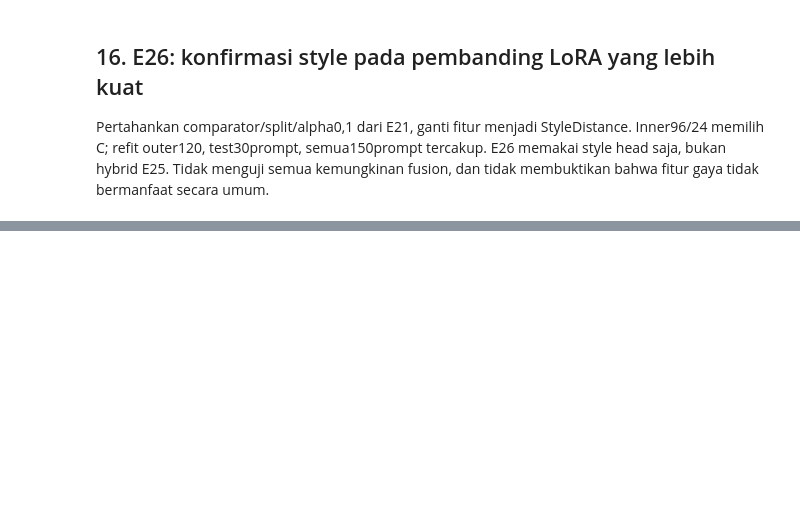
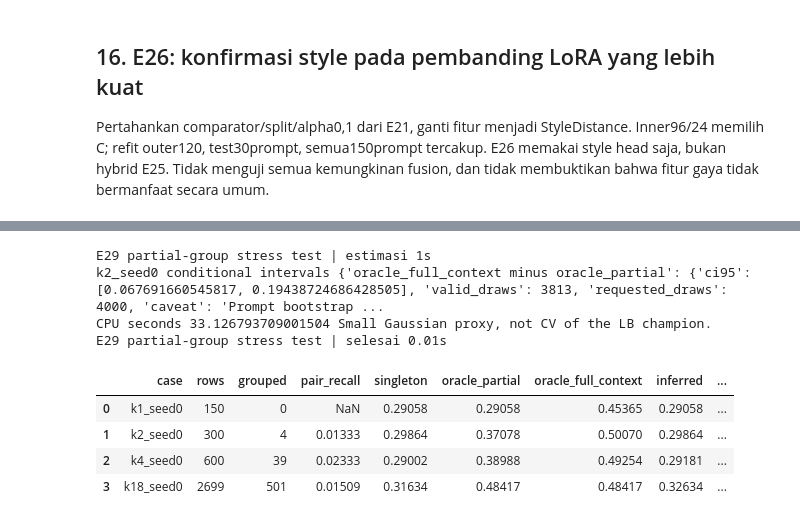
Before and after one commit to yauwes/name-that-llm-sota-pipeline, a Jupyter notebook: ntl_session_20261103.ipynb, the cells around one changed output, grey strips where cells are left out. Drawn from its saved outputs; the diff is of its cells as text; code cells hidden in the pictures; blank space fills up the shorter version.

```diff
--- a/ntl_session_20261103.ipynb
+++ b/ntl_session_20261103.ipynb
@@ -601,0 +673,19 @@ E26 scope confirmation | selesai 0.01s
+# %%
+with step('E29 partial-group stress test', 1):
+    e29=json.loads((ROOT/'research/experiments/e29_partial_group_audit/results.json').read_text())
+    selected=['k1_seed0','k2_seed0','k4_seed0','k18_seed0']
+    display(pd.DataFrame([dict(case=k,rows=e29['cases'][k]['rows'],
+        grouped=e29['cases'][k]['grouped_rows'],pair_recall=e29['cases'][k]['pair_recall'],
+        **e29['cases'][k]['balanced_accuracy18']) for k in selected]).round(5))
+    print('k2_seed0 conditional intervals',e29['cases']['k2_seed0']['intervals'])
+    print('CPU seconds',e29['elapsed_s'],'Small Gaussian proxy, not CV of the LB champion.')
+# %% [output]
+E29 partial-group stress test | estimasi 1s
+k2_seed0 conditional intervals {'oracle_full_context minus oracle_partial': {'ci95': [0.067691660545817, 0.19438724686428505], 'valid_draws': 3813, 'requested_draws': 4000, 'caveat': 'Prompt bootstrap ...
+CPU seconds 33.126793709001504 Small Gaussian proxy, not CV of the LB champion.
+E29 partial-group stress test | selesai 0.01s
+|  | case | rows | grouped | pair_recall | singleton | oracle_partial | oracle_full_context | inferred | ... |
+| 0 | k1_seed0 | 150 | 0 | NaN | 0.29058 | 0.29058 | 0.45365 | 0.29058 | ... |
+| 1 | k2_seed0 | 300 | 4 | 0.01333 | 0.29864 | 0.37078 | 0.50070 | 0.29864 | ... |
+| 2 | k4_seed0 | 600 | 39 | 0.02333 | 0.29002 | 0.38988 | 0.49254 | 0.29181 | ... |
+| 3 | k18_seed0 | 2699 | 501 | 0.01509 | 0.31634 | 0.48417 | 0.48417 | 0.32634 | ... |
```
Also changed, not shown: parts of 20 cells of this notebook, 6 other files.
